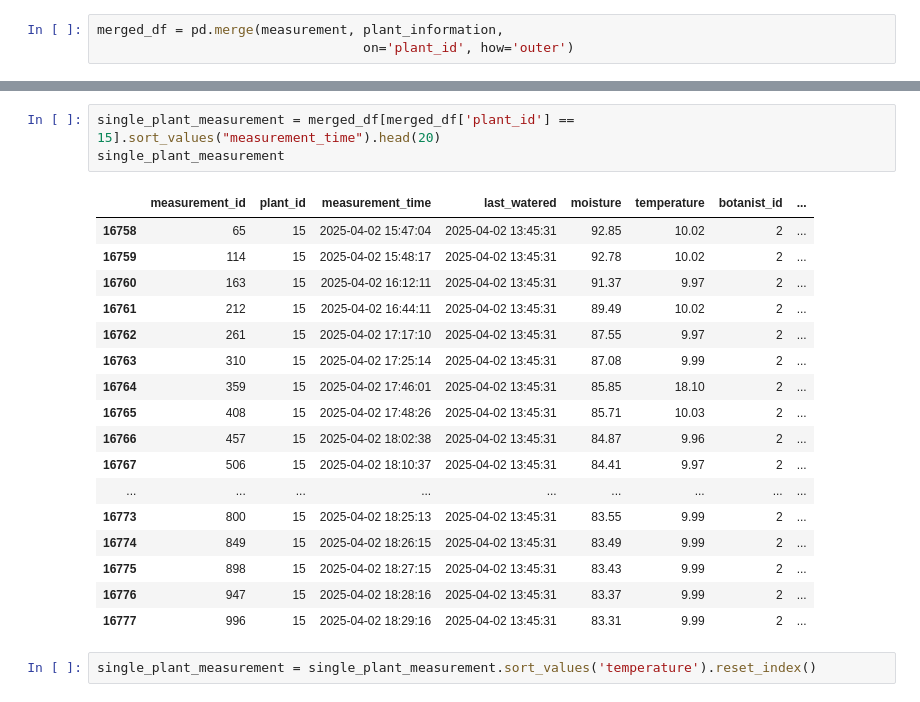
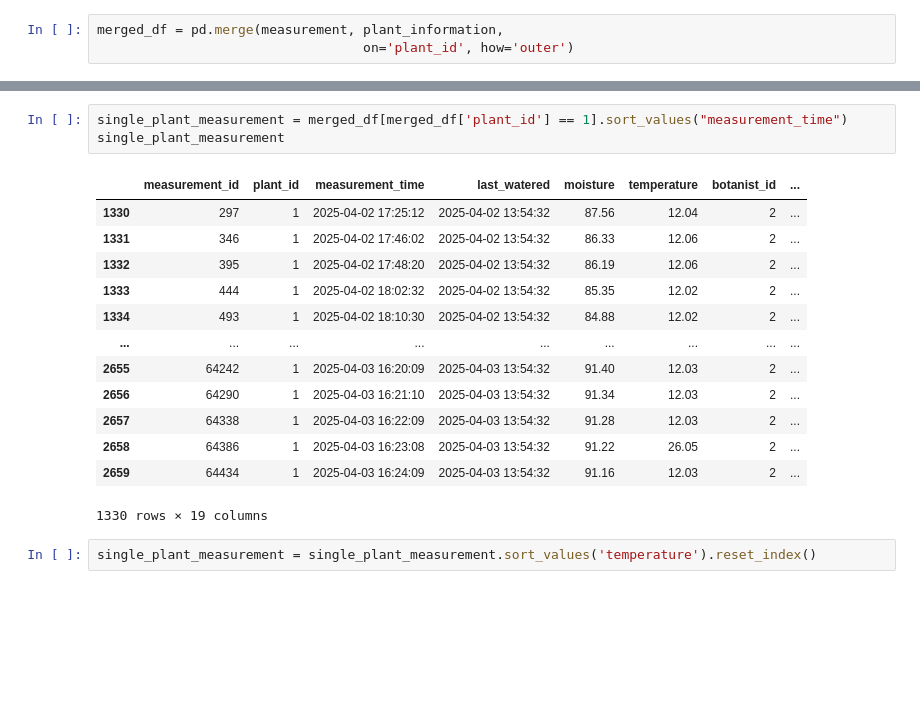
Before and after one commit to rmonbri/Coursework-Data-Engineering-Week-5, a Jupyter notebook: dashboard/test.ipynb, the cells around one changed output, grey strips where cells are left out. Drawn from its saved outputs; the diff is of its cells as text; blank space fills up the shorter version.

```diff
--- a/dashboard/test.ipynb
+++ b/dashboard/test.ipynb
@@ -271,26 +271,22 @@ chart
 # %% [output]
 [interactive output not drawn]
 # %%
-single_plant_measurement = merged_df[merged_df['plant_id'] == 15].sort_values("measurement_time").head(20)
+single_plant_measurement = merged_df[merged_df['plant_id'] == 1].sort_values("measurement_time")
 single_plant_measurement
 # %% [output]
 |  | measurement_id | plant_id | measurement_time | last_watered | moisture | temperature | botanist_id | ... |
-| 16758 | 65 | 15 | 2025-04-02 15:47:04 | 2025-04-02 13:45:31 | 92.85 | 10.02 | 2 | ... |
-| 16759 | 114 | 15 | 2025-04-02 15:48:17 | 2025-04-02 13:45:31 | 92.78 | 10.02 | 2 | ... |
-| 16760 | 163 | 15 | 2025-04-02 16:12:11 | 2025-04-02 13:45:31 | 91.37 | 9.97 | 2 | ... |
-| 16761 | 212 | 15 | 2025-04-02 16:44:11 | 2025-04-02 13:45:31 | 89.49 | 10.02 | 2 | ... |
-| 16762 | 261 | 15 | 2025-04-02 17:17:10 | 2025-04-02 13:45:31 | 87.55 | 9.97 | 2 | ... |
-| 16763 | 310 | 15 | 2025-04-02 17:25:14 | 2025-04-02 13:45:31 | 87.08 | 9.99 | 2 | ... |
-| 16764 | 359 | 15 | 2025-04-02 17:46:01 | 2025-04-02 13:45:31 | 85.85 | 18.10 | 2 | ... |
-| 16765 | 408 | 15 | 2025-04-02 17:48:26 | 2025-04-02 13:45:31 | 85.71 | 10.03 | 2 | ... |
-| 16766 | 457 | 15 | 2025-04-02 18:02:38 | 2025-04-02 13:45:31 | 84.87 | 9.96 | 2 | ... |
-| 16767 | 506 | 15 | 2025-04-02 18:10:37 | 2025-04-02 13:45:31 | 84.41 | 9.97 | 2 | ... |
+| 1330 | 297 | 1 | 2025-04-02 17:25:12 | 2025-04-02 13:54:32 | 87.56 | 12.04 | 2 | ... |
+| 1331 | 346 | 1 | 2025-04-02 17:46:02 | 2025-04-02 13:54:32 | 86.33 | 12.06 | 2 | ... |
+| 1332 | 395 | 1 | 2025-04-02 17:48:20 | 2025-04-02 13:54:32 | 86.19 | 12.06 | 2 | ... |
+| 1333 | 444 | 1 | 2025-04-02 18:02:32 | 2025-04-02 13:54:32 | 85.35 | 12.02 | 2 | ... |
+| 1334 | 493 | 1 | 2025-04-02 18:10:30 | 2025-04-02 13:54:32 | 84.88 | 12.02 | 2 | ... |
 | ... | ... | ... | ... | ... | ... | ... | ... | ... |
-| 16773 | 800 | 15 | 2025-04-02 18:25:13 | 2025-04-02 13:45:31 | 83.55 | 9.99 | 2 | ... |
-| 16774 | 849 | 15 | 2025-04-02 18:26:15 | 2025-04-02 13:45:31 | 83.49 | 9.99 | 2 | ... |
-| 16775 | 898 | 15 | 2025-04-02 18:27:15 | 2025-04-02 13:45:31 | 83.43 | 9.99 | 2 | ... |
-| 16776 | 947 | 15 | 2025-04-02 18:28:16 | 2025-04-02 13:45:31 | 83.37 | 9.99 | 2 | ... |
-| 16777 | 996 | 15 | 2025-04-02 18:29:16 | 2025-04-02 13:45:31 | 83.31 | 9.99 | 2 | ... |
+| 2655 | 64242 | 1 | 2025-04-03 16:20:09 | 2025-04-03 13:54:32 | 91.40 | 12.03 | 2 | ... |
+| 2656 | 64290 | 1 | 2025-04-03 16:21:10 | 2025-04-03 13:54:32 | 91.34 | 12.03 | 2 | ... |
+| 2657 | 64338 | 1 | 2025-04-03 16:22:09 | 2025-04-03 13:54:32 | 91.28 | 12.03 | 2 | ... |
+| 2658 | 64386 | 1 | 2025-04-03 16:23:08 | 2025-04-03 13:54:32 | 91.22 | 26.05 | 2 | ... |
+| 2659 | 64434 | 1 | 2025-04-03 16:24:09 | 2025-04-03 13:54:32 | 91.16 | 12.03 | 2 | ... |
+1330 rows × 19 columns
 # %%
 single_plant_measurement = single_plant_measurement.sort_values('temperature').reset_index()
 # %%
```
Also changed, not shown: parts of 9 cells of this notebook, 1 other file.
